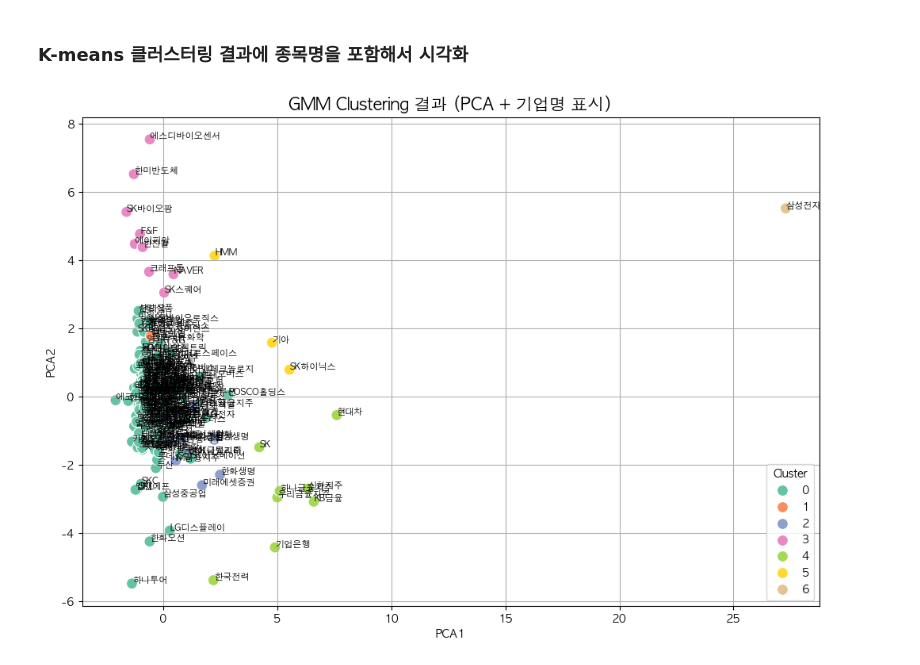
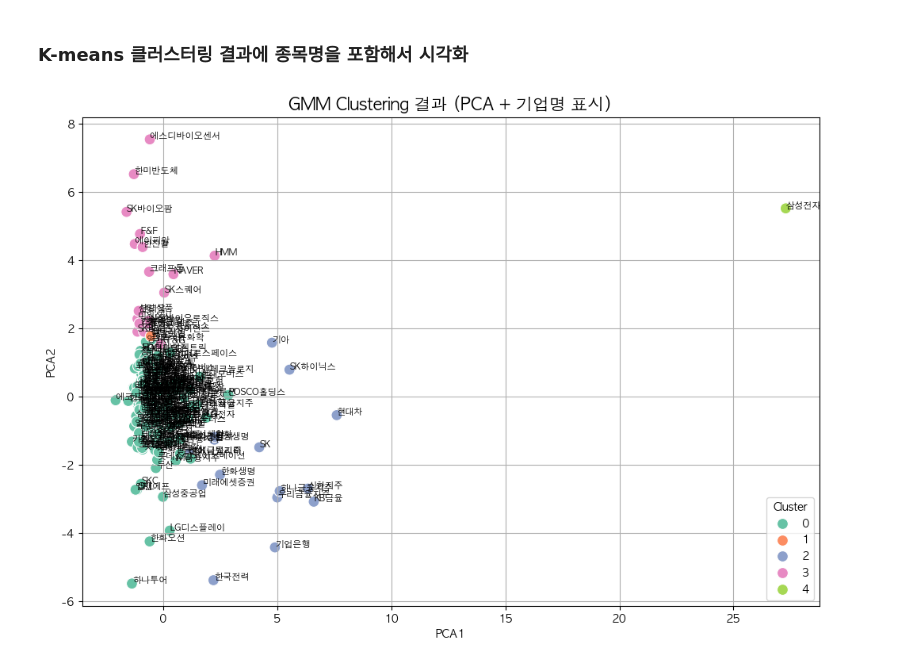
Before and after one commit to susungpark/SW-Capstone-Design, a Jupyter notebook: code/modeling_cospi200.ipynb, the cells around one changed output. Saved outputs shown, nothing was run; the diff lists cells and outputs as text; code cells hidden in the pictures.

```diff
--- a/code/modeling_cospi200.ipynb
+++ b/code/modeling_cospi200.ipynb
@@ -289,24 +289,24 @@ F&F, HMM, KT&G, NAVER, SK바이오사이언스, SK바이오팜, SK스퀘어, 더
 # %%
 # 시각화를 위해 PCA로 차원을 축소한다.
 pca = PCA(n_components=2)
 X_pca = pca.fit_transform(X_scaled)
 
 # 결과를 dataFrame으로 정리한다.
 df_clustered = pd.DataFrame({
     '기업명': company.values,
-    'Cluster': gmm_labels,
+    'Cluster': kmeans_labels,
     'PCA1': X_pca[:, 0],
     'PCA2': X_pca[:, 1]
 })
 
 # 시각화
 plt.figure(figsize=(12, 8))
 sns.scatterplot(data=df_clustered, x='PCA1', y='PCA2', hue='Cluster', palette='Set2', s=100)
 for i in range(df_clustered.shape[0]):
     plt.text(df_clustered['PCA1'][i]+0.01, df_clustered['PCA2'][i]+0.01, df_clustered['기업명'][i], fontsize=8)
 plt.title("GMM Clustering 결과 (PCA + 기업명 표시)", fontsize=15)
 plt.legend(title='Cluster')
 plt.grid(True)
 plt.show()
 # %% [output]
-[figure, old version]
+[figure, new version]
```
